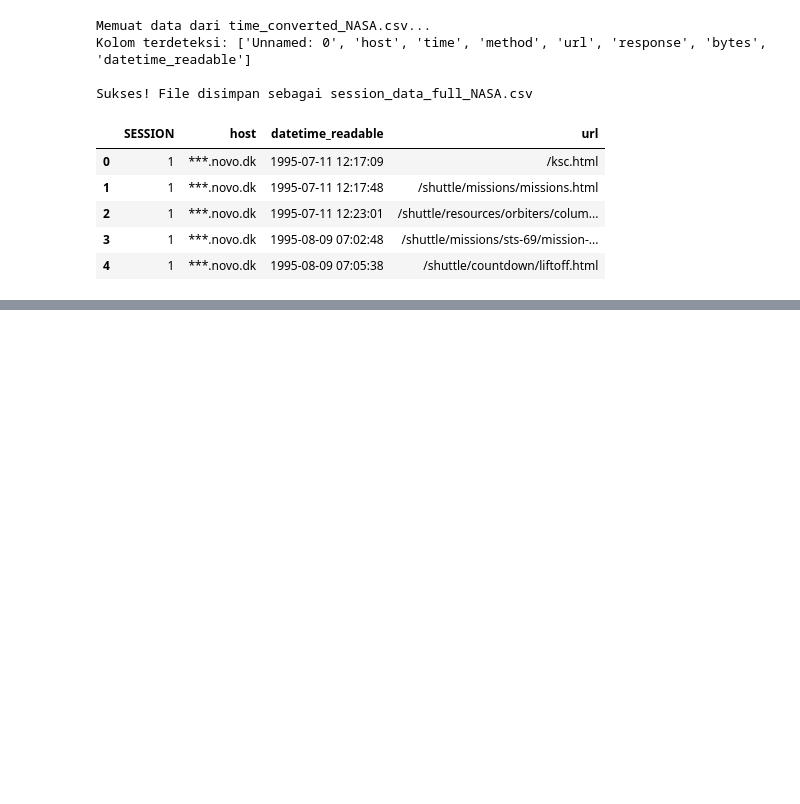
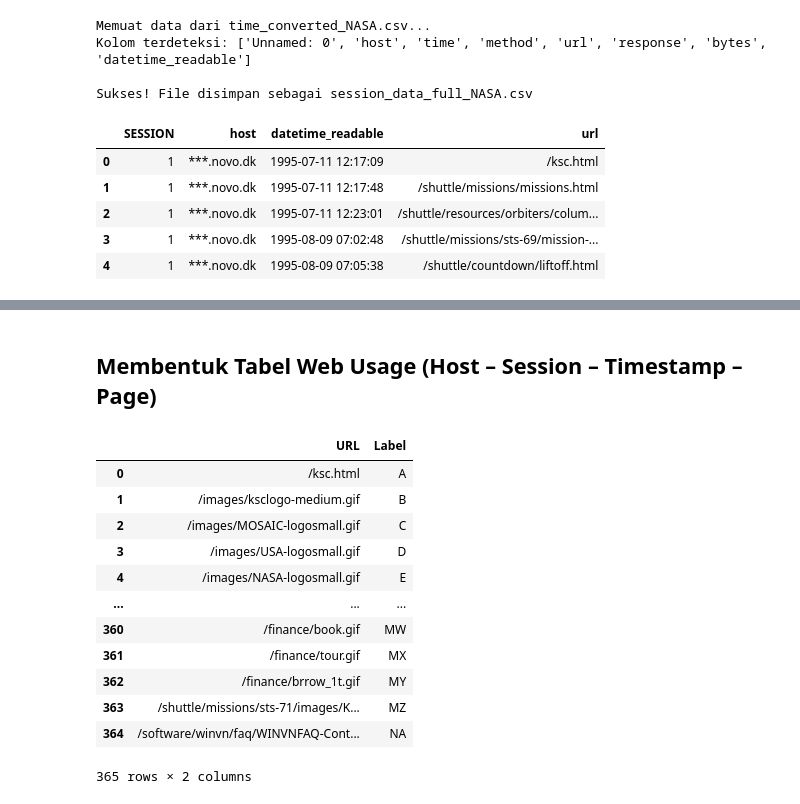
Before and after one commit to Arul805/PPW, a Jupyter notebook: _sources/Webusage.ipynb, the cells around one changed output, grey strips where cells are left out. Drawn from its saved outputs; the diff is of its cells as text; code cells hidden in the pictures; blank space fills up the shorter version.

```diff
--- a/_sources/Webusage.ipynb
+++ b/_sources/Webusage.ipynb
@@ -499,0 +627,23 @@ Sukses! File disimpan sebagai session_data_full_NASA.csv
+# %% [markdown]
+## **Membentuk Tabel Web Usage (Host – Session – Timestamp – Page)**
+# %%
+url_mapping_df = pd.DataFrame([
+    {"URL": url, "Label": label}
+    for url, label in url_map.items()
+])
+
+url_mapping_df
+# %% [output]
+|  | URL | Label |
+| 0 | /ksc.html | A |
+| 1 | /images/ksclogo-medium.gif | B |
+| 2 | /images/MOSAIC-logosmall.gif | C |
+| 3 | /images/USA-logosmall.gif | D |
+| 4 | /images/NASA-logosmall.gif | E |
+| ... | ... | ... |
+| 360 | /finance/book.gif | MW |
+| 361 | /finance/tour.gif | MX |
+| 362 | /finance/brrow_1t.gif | MY |
+| 363 | /shuttle/missions/sts-71/images/K... | MZ |
+| 364 | /software/winvn/faq/WINVNFAQ-Cont... | NA |
+365 rows × 2 columns
```
Also changed, not shown: parts of 15 cells of this notebook, 5 other files.
